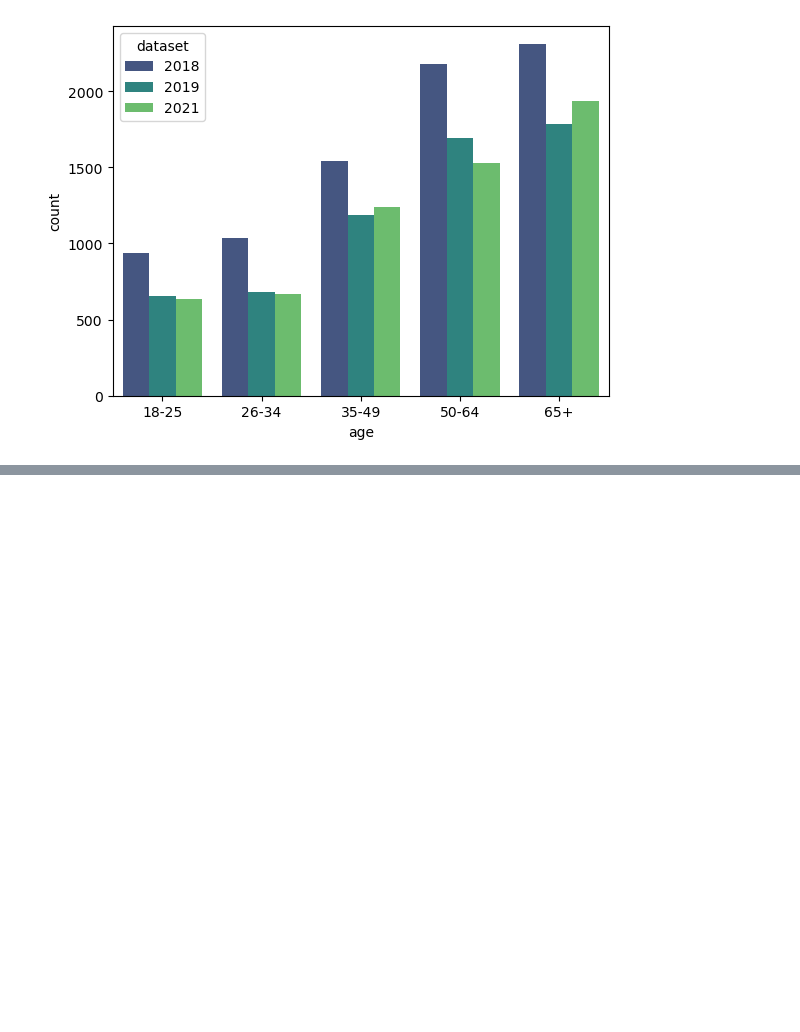
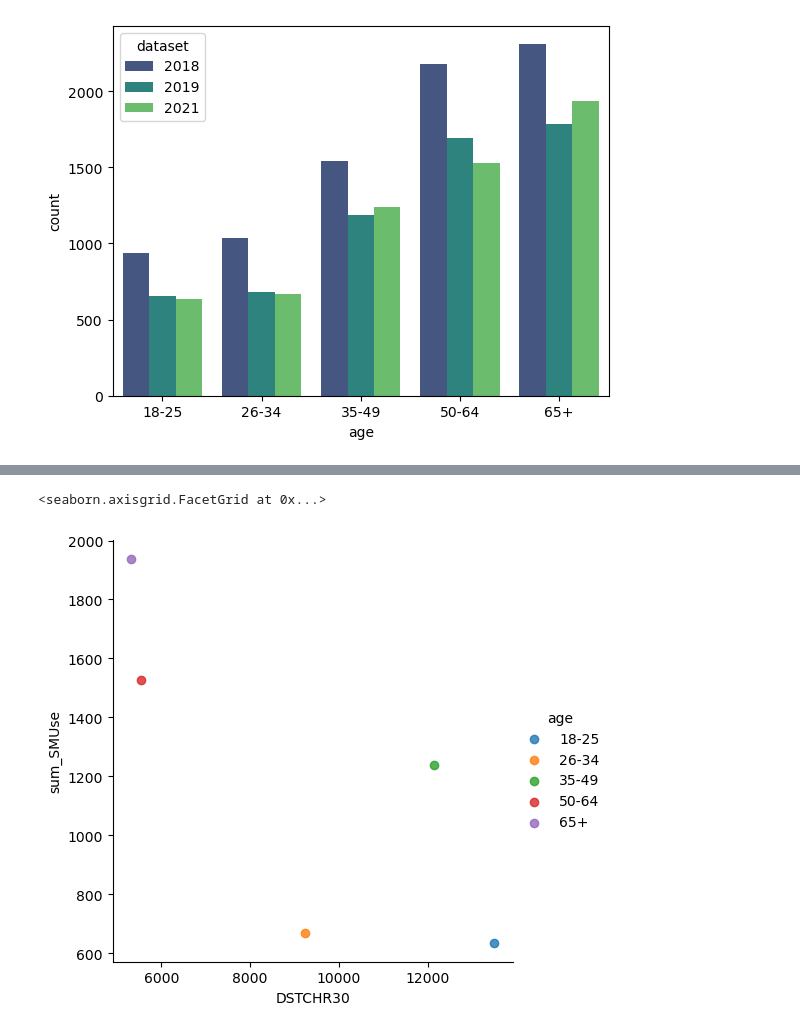
Before and after one commit to uic-cs418/group-project-gamon, a Jupyter notebook: synthia.ipynb, the cells around one changed output, grey strips where cells are left out. Saved outputs shown, nothing was run; the diff lists cells and outputs as text; code cells hidden in the pictures; blank space fills up the shorter version.

```diff
--- a/synthia.ipynb
+++ b/synthia.ipynb
@@ -412,0 +380,4 @@ CoreTrends_NSDUH_merge_test
+# %%
+SMUse_sum_NSDUH2021 = SMUse_sum_NSDUH2021.rename(columns={'count': 'DSTCHR30'})
+SMUse_sum_CoreTrends2021 = SMUse_sum_CoreTrends2021.rename(columns={'count': 'sum_SMUse'})
+merged_CoreTrendsNSDUH2021 = pd.merge(SMUse_sum_NSDUH2021,SMUse_sum_CoreTrends2021, on='age', how='left' )
@@ -413,3 +393,8 @@ CoreTrends_NSDUH_merge_test
+# %%
+sns.lmplot(data=merged_CoreTrendsNSDUH2021, x='DSTCHR30', y='sum_SMUse', hue='age')
+# %% [output]
+<seaborn.axisgrid.FacetGrid at 0x...>
+[figure, added]
 # %%
 # sns.lineplot(data=CoreTrends_SMUseSum_concat, x='dataset', y='count', hue='age', marker='o')
 # sns.lineplot(data=NSDUH_concat, x='dataset', y='count', hue='age', marker='o')
```
Also changed, not shown: parts of 40 cells of this notebook.
